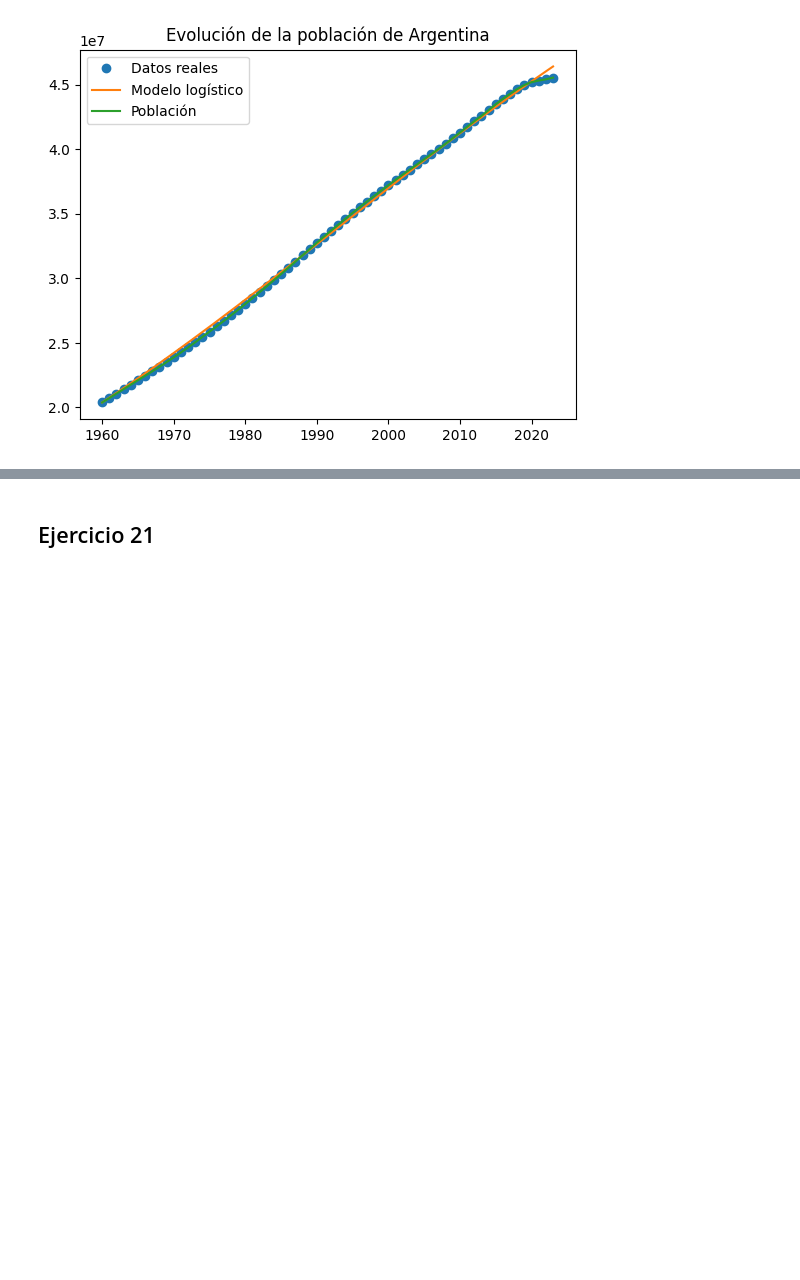
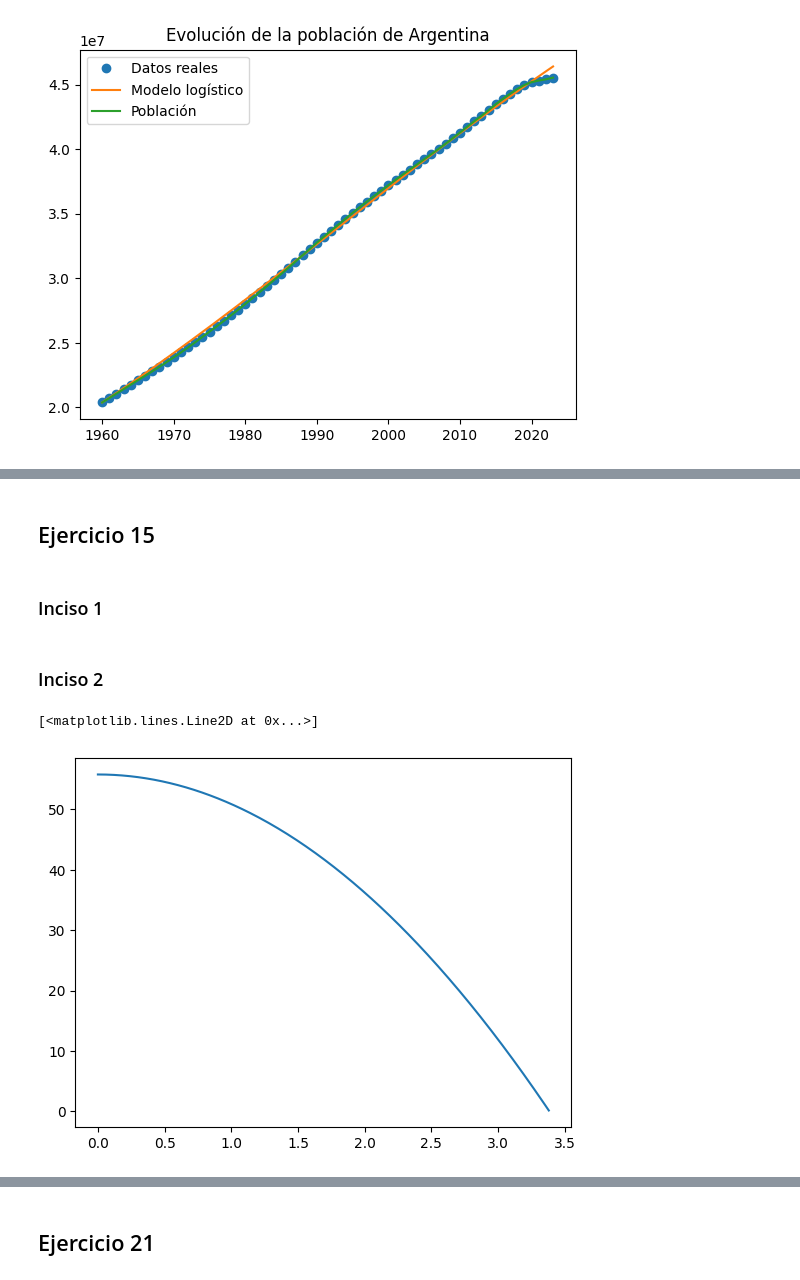
Before and after one commit to pablitobj/Modelado-Continuo, a Jupyter notebook: Primer Parcial/guia_labo_1.ipynb, the cells around one changed output, grey strips where cells are left out. Cells and saved outputs as stored; diff of their text form; code cells hidden in the pictures; blank space fills up the shorter version.

```diff
--- a/Primer Parcial/guia_labo_1.ipynb
+++ b/Primer Parcial/guia_labo_1.ipynb
@@ -1073,0 +1112,32 @@ plt.show()
+# %% [markdown]
+## Ejercicio 15
+# %% [markdown]
+### Inciso 1
+# %%
+def ej15(t, YV):
+    y, v = YV
+    dydt = -v
+    dvdt = 9.81 - cr/m * v**2
+    return np.array([dydt, dvdt])
+# %% [markdown]
+### Inciso 2
+# %%
+# Bala de cañon
+m = 16
+cr = 0.0058
+
+t, Sol = RungeKutta(0, 10, 1000, ej15, np.array([55.8, 0]))
+cañon = None
+t_cañon = None
+t_fin_cañon = 0
+for i in range(len(Sol[0])):
+    if Sol[0][i] < 0:
+        cañon = Sol[0][:i]
+        t_cañon = t[:i]
+        t_fin_cañon = t[i-1]
+        break
+
+plt.plot(t_cañon, cañon, label='Altura de la bala de cañón')
+# %% [output]
+[<matplotlib.lines.Line2D at 0x...>]
+[figure, added]
```
Also changed, not shown: parts of 23 cells of this notebook.
